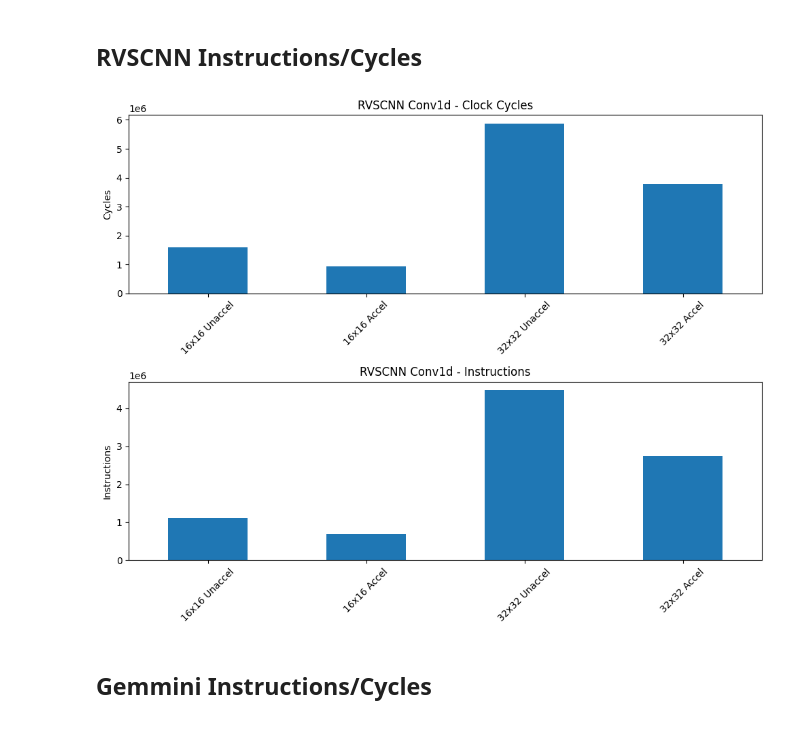
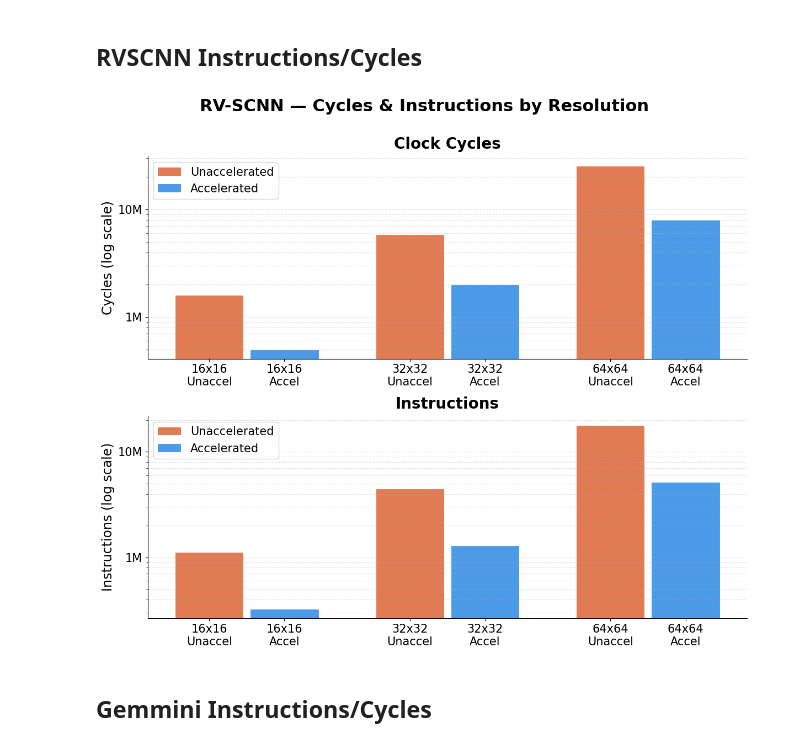
Before and after one commit to juandiegoproch/FNO_acceltests, a Jupyter notebook: graphs.ipynb, the cells around one changed output. Saved outputs shown, nothing was run; the diff lists cells and outputs as text; code cells hidden in the pictures.

```diff
--- a/graphs.ipynb
+++ b/graphs.ipynb
@@ -277,28 +250,52 @@ plt.show()
 # %% [markdown]
 ## RVSCNN Instructions/Cycles
 # %%
-fig, axes = plt.subplots(2, 1, figsize=(10, 8))
 
-conv_rvscnn_df.loc["Clock Cycles"].plot(
-    kind="bar",
-    ax=axes[0]
-)
-axes[0].set_title("RVSCNN Conv1d - Clock Cycles")
-axes[0].set_ylabel("Cycles")
-axes[0].tick_params(axis="x", rotation=45)
+temp = results[results["accelerator"] == "RV-SCNN"][
+    ["resolution", "cycles_unaccel", "cycles_accel", "inst_unaccel", "inst_accel"]
+].reset_index(drop=True)
 
-conv_rvscnn_df.loc["Instructions"].plot(
-    kind="bar",
-    ax=axes[1]
-)
-axes[1].set_title("RVSCNN Conv1d - Instructions")
-axes[1].set_ylabel("Instructions")
-axes[1].tick_params(axis="x", rotation=45)
+UNACCEL_COLOR = "#E07B54"
+ACCEL_COLOR   = "#4C9BE8"
+BAR_WIDTH     = 0.82
+FS_TITLE      = 20
+FS_LABEL      = 17
+FS_TICK       = 15
+FS_LEGEND     = 15
+
+x_positions = np.array([0, 0.9, 2.4, 3.3, 4.8, 5.7])
+labels       = [f"{r}\n{t}" for r in temp["resolution"] for t in ("Unaccel", "Accel")]
+colors       = [UNACCEL_COLOR, ACCEL_COLOR] * len(temp)
+legend_els   = [Patch(facecolor=UNACCEL_COLOR, label="Unaccelerated"),
+                Patch(facecolor=ACCEL_COLOR,   label="Accelerated")]
+
+fig, (ax1, ax2) = plt.subplots(2, 1, figsize=(12, 10))
+fig.suptitle("RV-SCNN — Cycles & Instructions by Resolution", fontsize=22, fontweight="bold", y=1.01)
+
+for ax, col_u, col_a, title, ylabel in [
+    (ax1, "cycles_unaccel", "cycles_accel", "Clock Cycles",  "Cycles (log scale)"),
+    (ax2, "inst_unaccel",   "inst_accel",   "Instructions",  "Instructions (log scale)"),
+]:
+    vals = [v for _, row in temp.iterrows() for v in (row[col_u], row[col_a])]
+    ax.bar(x_positions, vals, width=BAR_WIDTH, color=colors, edgecolor="white", linewidth=0.8)
+    ax.set_title(title, fontsize=FS_TITLE, fontweight="bold", pad=10)
+    ax.set_ylabel(ylabel, fontsize=FS_LABEL)
+    ax.set_xticks(x_positions)
+    ax.set_xticklabels(labels, fontsize=FS_TICK)
+    ax.set_yscale("log")
+    ax.yaxis.set_major_formatter(mticker.FuncFormatter(
+        lambda x, _: f"{x/1e6:.0f}M" if x >= 1e6 else (f"{x/1e3:.0f}K" if x >= 1e3 else f"{x:.0f}")
+    ))
+    ax.tick_params(axis="y", labelsize=FS_TICK)
+    ax.spines[["top", "right"]].set_visible(False)
+    ax.grid(axis="y", linestyle="--", alpha=0.35, which="both")
+    ax.legend(handles=legend_els, loc="upper left", fontsize=FS_LEGEND)
 
 plt.tight_layout()
+plt.savefig(f"./graphs/rvscnn_acceleration_rawdata.png", dpi=150, bbox_inches="tight")
 plt.show()
 # %% [output]
-[figure, old version]
+[figure, new version]
 # %% [markdown]
 ## Gemmini Instructions/Cycles
 # %%
```
Also changed, not shown: parts of 18 cells of this notebook, 13 other files.
